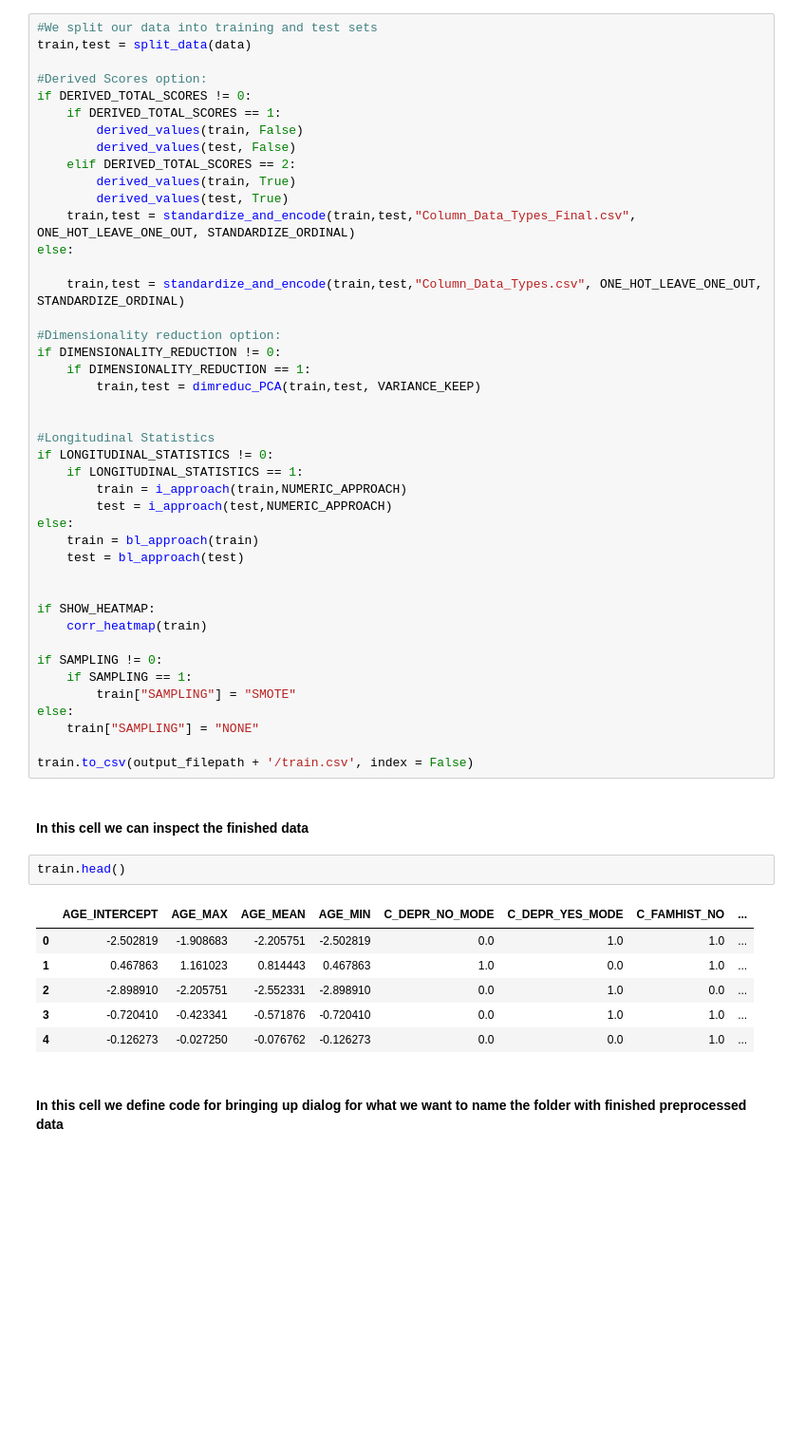
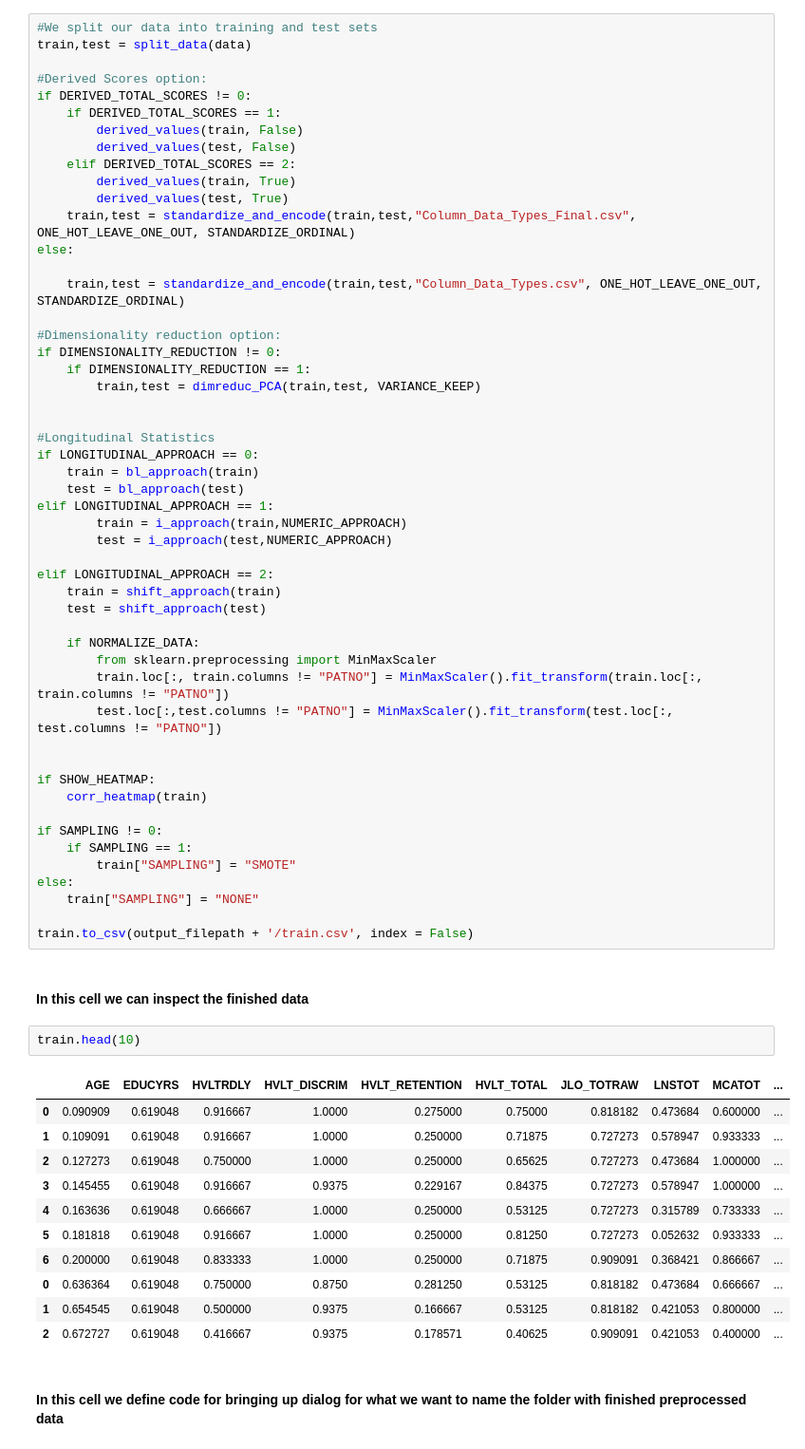
Before and after one commit to Tjersland/Master_2020_Prediction_of_Psychosis_in_Parkinsons_Patients_using_Machine_learning, a Jupyter notebook: 3.feature_reduction_and_dichotomization.ipynb, the cells around one changed output. Shown at 95% size. Saved outputs shown, nothing was run; the diff lists cells and outputs as text; blank space fills up the shorter version.

```diff
--- a/3.feature_reduction_and_dichotomization.ipynb
+++ b/3.feature_reduction_and_dichotomization.ipynb
@@ -1035,13 +1072,21 @@ if DIMENSIONALITY_REDUCTION != 0:
 
 
 #Longitudinal Statistics
-if LONGITUDINAL_STATISTICS != 0:
-    if LONGITUDINAL_STATISTICS == 1:
+if LONGITUDINAL_APPROACH == 0:
+    train = bl_approach(train)
+    test = bl_approach(test)
+elif LONGITUDINAL_APPROACH == 1:
         train = i_approach(train,NUMERIC_APPROACH)
         test = i_approach(test,NUMERIC_APPROACH)
-else:
-    train = bl_approach(train)
-    test = bl_approach(test)
+
+elif LONGITUDINAL_APPROACH == 2:
+    train = shift_approach(train)
+    test = shift_approach(test)
+
+    if NORMALIZE_DATA:
+        from sklearn.preprocessing import MinMaxScaler
+        train.loc[:, train.columns != "PATNO"] = MinMaxScaler().fit_transform(train.loc[:, train.columns != "PATNO"])
+        test.loc[:,test.columns != "PATNO"] = MinMaxScaler().fit_transform(test.loc[:, test.columns != "PATNO"])
 
 
 if SHOW_HEATMAP:
@@ -1057,14 +1102,19 @@ train.to_csv(output_filepath + '/train.csv', index = False)
 # %% [markdown]
 #### In this cell we can inspect the finished data
 # %%
-train.head()
+train.head(10)
 # %% [output]
-|  | AGE_INTERCEPT | AGE_MAX | AGE_MEAN | AGE_MIN | C_DEPR_NO_MODE | C_DEPR_YES_MODE | C_FAMHIST_NO | ... |
-| 0 | -2.502819 | -1.908683 | -2.205751 | -2.502819 | 0.0 | 1.0 | 1.0 | ... |
-| 1 | 0.467863 | 1.161023 | 0.814443 | 0.467863 | 1.0 | 0.0 | 1.0 | ... |
-| 2 | -2.898910 | -2.205751 | -2.552331 | -2.898910 | 0.0 | 1.0 | 0.0 | ... |
-| 3 | -0.720410 | -0.423341 | -0.571876 | -0.720410 | 0.0 | 1.0 | 1.0 | ... |
-| 4 | -0.126273 | -0.027250 | -0.076762 | -0.126273 | 0.0 | 0.0 | 1.0 | ... |
+|  | AGE | EDUCYRS | HVLTRDLY | HVLT_DISCRIM | HVLT_RETENTION | HVLT_TOTAL | JLO_TOTRAW | LNSTOT | MCATOT | ... |
+| 0 | 0.090909 | 0.619048 | 0.916667 | 1.0000 | 0.275000 | 0.75000 | 0.818182 | 0.473684 | 0.600000 | ... |
+| 1 | 0.109091 | 0.619048 | 0.916667 | 1.0000 | 0.250000 | 0.71875 | 0.727273 | 0.578947 | 0.933333 | ... |
+| 2 | 0.127273 | 0.619048 | 0.750000 | 1.0000 | 0.250000 | 0.65625 | 0.727273 | 0.473684 | 1.000000 | ... |
+| 3 | 0.145455 | 0.619048 | 0.916667 | 0.9375 | 0.229167 | 0.84375 | 0.727273 | 0.578947 | 1.000000 | ... |
+| 4 | 0.163636 | 0.619048 | 0.666667 | 1.0000 | 0.250000 | 0.53125 | 0.727273 | 0.315789 | 0.733333 | ... |
+| 5 | 0.181818 | 0.619048 | 0.916667 | 1.0000 | 0.250000 | 0.81250 | 0.727273 | 0.052632 | 0.933333 | ... |
+| 6 | 0.200000 | 0.619048 | 0.833333 | 1.0000 | 0.250000 | 0.71875 | 0.909091 | 0.368421 | 0.866667 | ... |
+| 0 | 0.636364 | 0.619048 | 0.750000 | 0.8750 | 0.281250 | 0.53125 | 0.818182 | 0.473684 | 0.666667 | ... |
+| 1 | 0.654545 | 0.619048 | 0.500000 | 0.9375 | 0.166667 | 0.53125 | 0.818182 | 0.421053 | 0.800000 | ... |
+| 2 | 0.672727 | 0.619048 | 0.416667 | 0.9375 | 0.178571 | 0.40625 | 0.909091 | 0.421053 | 0.400000 | ... |
 # %% [markdown]
 #### In this cell we define code for bringing up dialog for what we want to name the folder with finished preprocessed data
 # %%
```
Also changed, not shown: parts of 4 cells of this notebook, 3 other files.
